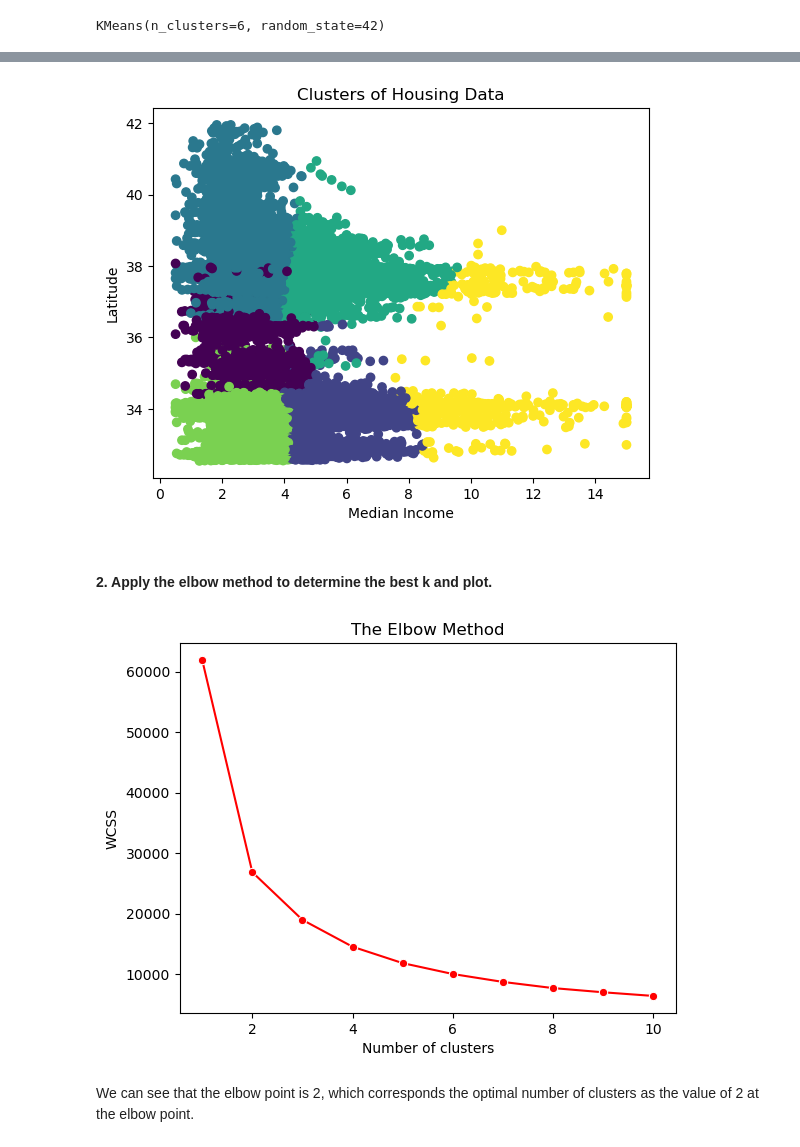
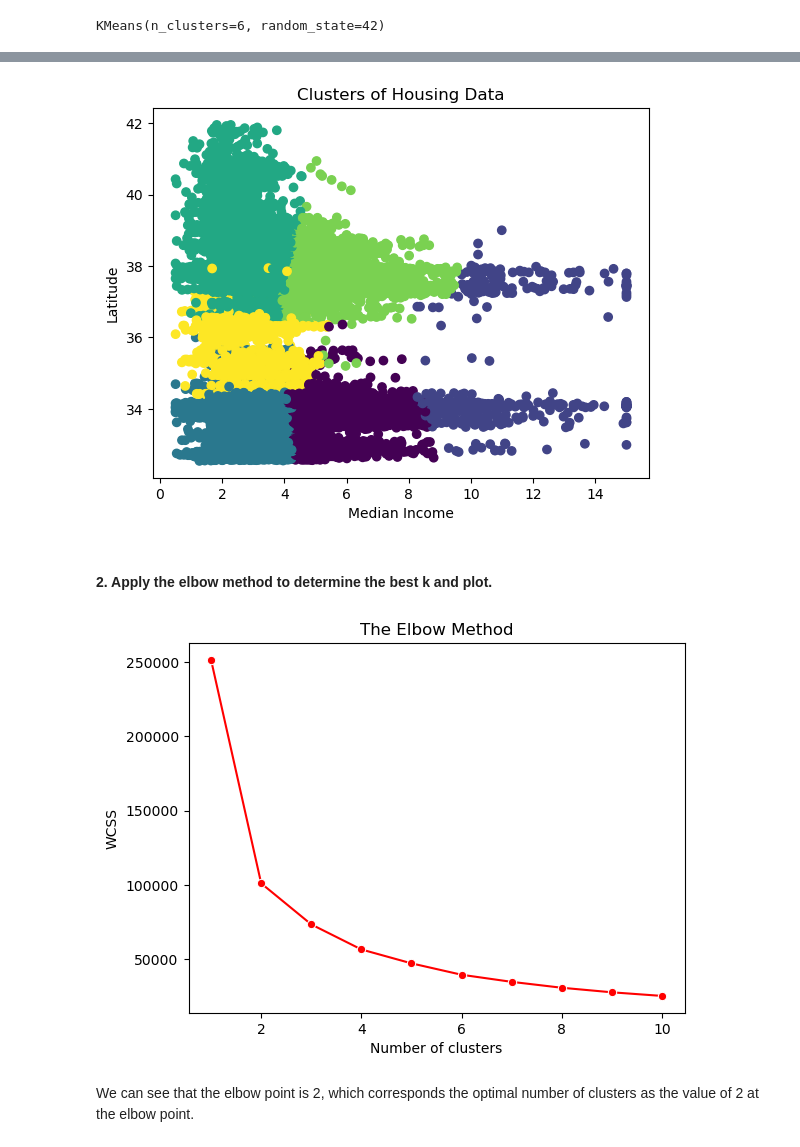
Before and after one commit to kayaisacat/IAI5101_Assignment2, a Jupyter notebook: Assignment2.ipynb, the cells around one changed output, grey strips where cells are left out. Saved outputs shown, nothing was run; the diff lists cells and outputs as text; code cells hidden in the pictures.

```diff
--- a/Assignment2.ipynb
+++ b/Assignment2.ipynb
@@ -571,8 +562,7 @@ X_scaled = scaler.fit_transform(X)
 # %%
 # Fitting K-Means to the dataset
 kmeans = KMeans(n_clusters = 6, init = 'k-means++', random_state = 42)
-#kmeans.fit(X)
-kmeans.fit(X_scaled)
+kmeans.fit(X)
 # %% [output]
 KMeans(n_clusters=6, random_state=42)
 # %%
@@ -590,28 +580,26 @@ plt.xlabel('Median Income')
 plt.ylabel('Latitude')
 plt.show()
 # %% [output]
-[figure, old version]
+[figure, new version]
 # %% [markdown]
 #### 2. Apply the elbow method to determine the best k and plot.
 # %%
 # Using the elbow method to find the optimal number of clusters
 wcss = [] # the within-cluster sum of squares (WCSS)
 K = range(1,11)
 for k in K:
     kmeans = KMeans(n_clusters=k, init = 'k-means++', random_state = 42)
-    #kmeans = kmeans.fit(X)
-    kmeans.fit(X_scaled)
-
+    kmeans = kmeans.fit(X)
     # inertia method returns wcss for that model
     wcss.append(kmeans.inertia_)
 
 sns.lineplot(x=K, y=wcss, marker='o', color='red')
 plt.title('The Elbow Method')
 plt.xlabel('Number of clusters')
 plt.ylabel('WCSS')
 plt.show()
 # %% [output]
-[figure, old version]
+[figure, new version]
 # %% [markdown]
 We can see that the elbow point is 2, which corresponds the optimal number of clusters as the value of 2 at the elbow point.
 # %% [markdown]
```
Also changed, not shown: parts of 7 cells of this notebook.
